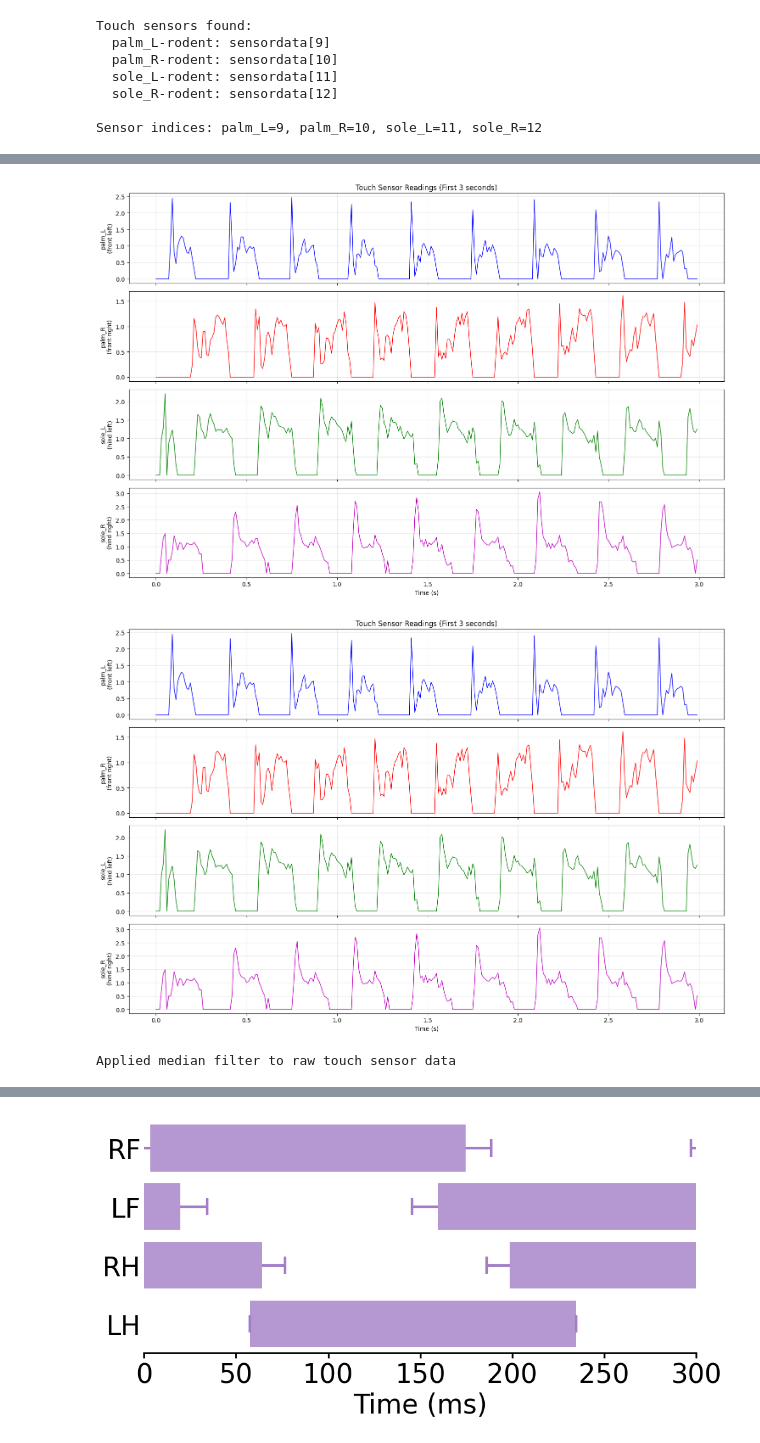
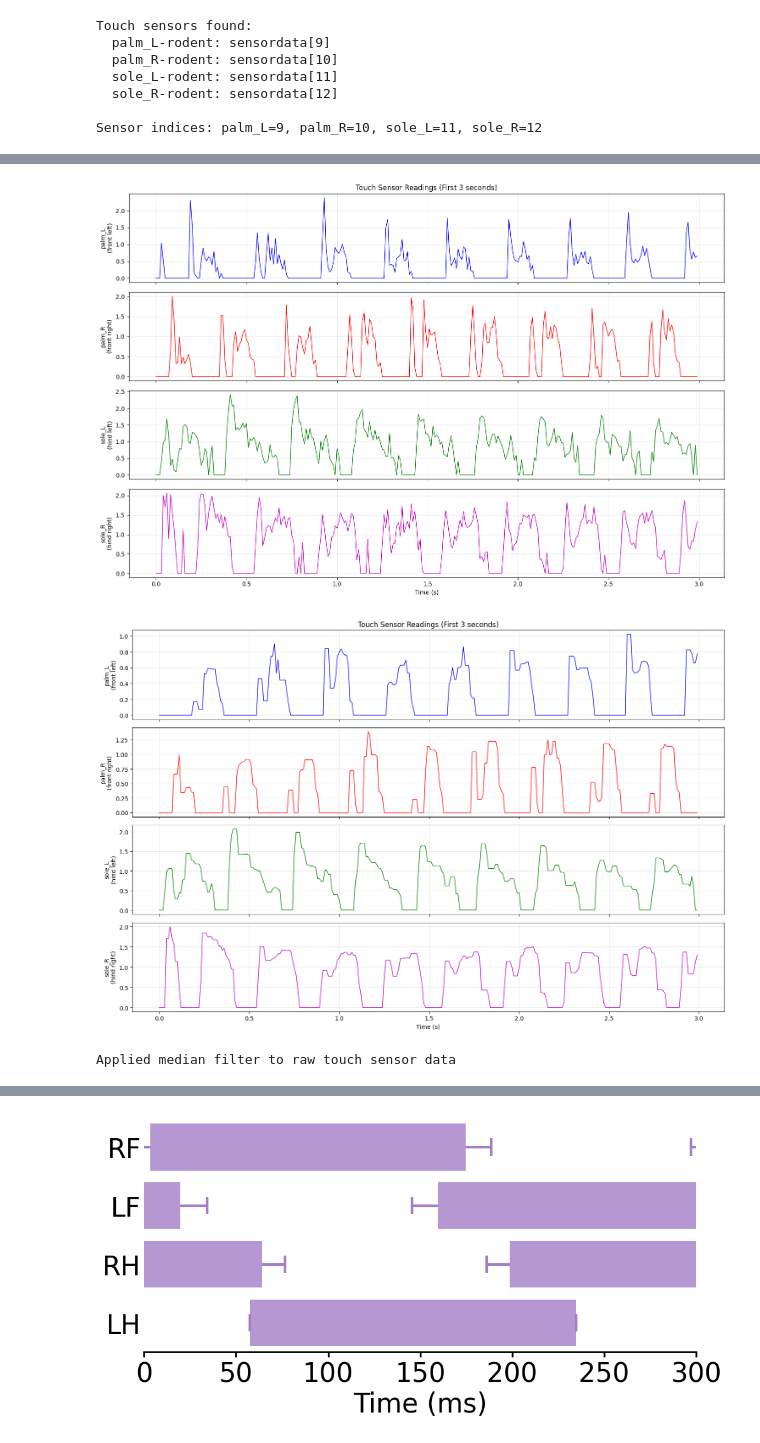
Before and after one commit to asirbu77/SCAMPER, a Jupyter notebook: notebooks/analysis/maintain_velocity_analysis_S3e-1_walk copy.ipynb, the cells around one changed output, grey strips where cells are left out. Cells and saved outputs as stored; diff of their text form; code cells hidden in the pictures.

```diff
--- a/notebooks/analysis/maintain_velocity_analysis_S3e-1_walk copy.ipynb
+++ b/notebooks/analysis/maintain_velocity_analysis_S3e-1_walk copy.ipynb
@@ -73,8 +73,8 @@ from scamper.agent.task_transfer.maintain_velocity.scratch_networks import (
 Set the checkpoint path and other parameters here.
 # %%
 # Checkpoint path - UPDATE THIS to your checkpoint
-CHECKPOINT_PATH = "/home/mila/a/aidan.sirbu/SCAMPER/scratch/maintain_velocity_checkpoints/260331_203558_554098"
-CHECKPOINT_STEP = None  # None = latest step
+CHECKPOINT_PATH = "/home/mila/a/aidan.sirbu/SCAMPER/scratch/maintain_velocity_checkpoints/260406_091340_651165"
+CHECKPOINT_STEP = 2  # None = latest step
 
 NAME = "S3e-1"
 
@@ -662,13 +662,13 @@ plt.tight_layout()
 plt.savefig(OUTPUT_DIR / "touch_sensors_zoomed.png", dpi=300, bbox_inches="tight")
 plt.show()
 # %% [output]
-[figure, old version]
+[figure, new version]
 # %%
 # Smooth raw touch sensor data in-place before thresholding
-KERNEL_SIZE_PALM_L = 1
-KERNEL_SIZE_PALM_R = 1
-KERNEL_SIZE_SOLE_L = 1
-KERNEL_SIZE_SOLE_R = 1
+KERNEL_SIZE_PALM_L = 5
+KERNEL_SIZE_PALM_R = 5
+KERNEL_SIZE_SOLE_L = 5
+KERNEL_SIZE_SOLE_R = 5
 smooth = True
 
 palm_L_data_smooth = medfilt(palm_L_data, kernel_size=KERNEL_SIZE_PALM_L)
@@ -680,34 +680,34 @@ sole_R_data_smooth = medfilt(sole_R_data, kernel_size=KERNEL_SIZE_SOLE_R)
 zoom_end = min(int(3.0 / ctrl_dt), num_timesteps)
 
 fig, axes = plt.subplots(4, 1, figsize=(15, 10), sharex=True)
 
 time_zoom = time_sec[:zoom_end]
 
 axes[0].plot(time_zoom, palm_L_data_smooth[:zoom_end], "b-", linewidth=1)
 axes[0].set_ylabel("palm_L\n(front left)")
 axes[0].set_title("Touch Sensor Readings (First 3 seconds)")
 axes[0].grid(True, alpha=0.3)
 
 axes[1].plot(time_zoom, palm_R_data_smooth[:zoom_end], "r-", linewidth=1)
 axes[1].set_ylabel("palm_R\n(front right)")
 axes[1].grid(True, alpha=0.3)
 
 axes[2].plot(time_zoom, sole_L_data_smooth[:zoom_end], "g-", linewidth=1)
 axes[2].set_ylabel("sole_L\n(hind left)")
 axes[2].grid(True, alpha=0.3)
 
 axes[3].plot(time_zoom, sole_R_data_smooth[:zoom_end], "m-", linewidth=1)
 axes[3].set_ylabel("sole_R\n(hind right)")
 axes[3].set_xlabel("Time (s)")
 axes[3].grid(True, alpha=0.3)
 
 plt.tight_layout()
 plt.savefig(OUTPUT_DIR / "touch_sensors_zoomed.png", dpi=300, bbox_inches="tight")
 plt.show()
 
 print(f"Applied median filter to raw touch sensor data")
 # %% [output]
-[figure, old version]
+[figure, new version]
 Applied median filter to raw touch sensor data
 # %%
 # Plot touch sensor data
```
Also changed, not shown: parts of 13 cells of this notebook, 5 other files.
